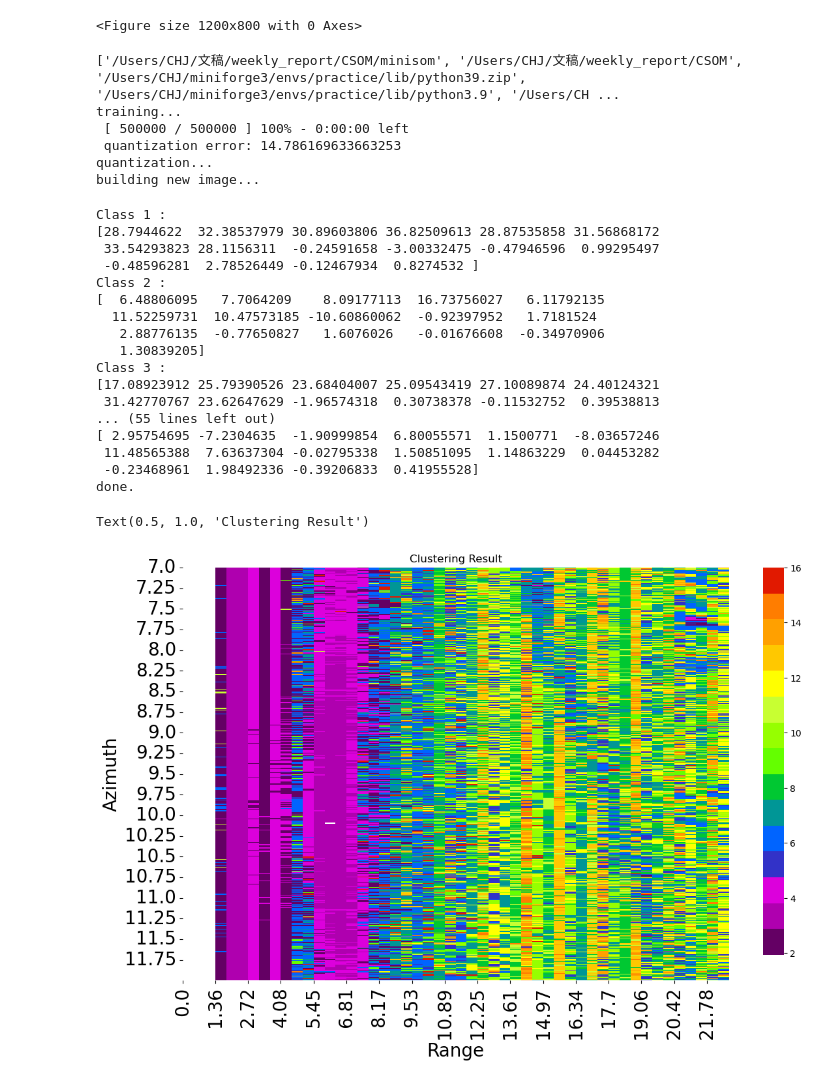
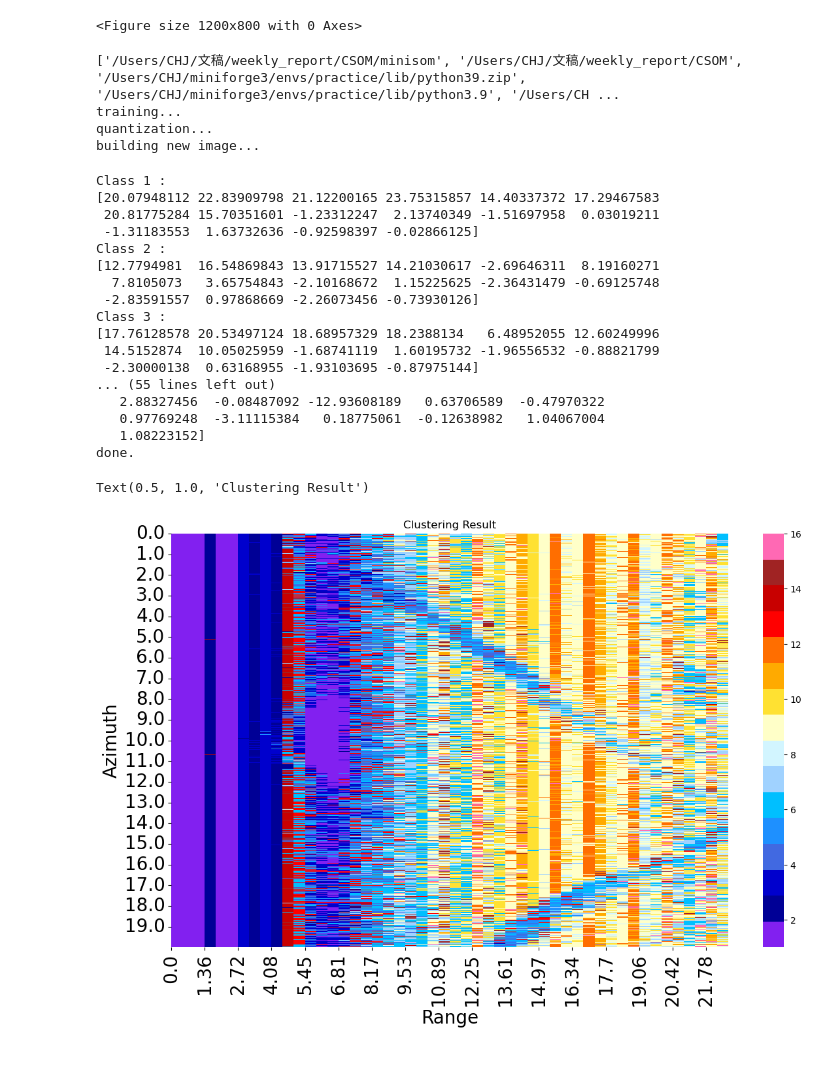
Before and after one commit to 944750720/CSOM, a Jupyter notebook: minisom_cluster_8ch_ring.ipynb, the cells around one changed output. Saved outputs shown, nothing was run; the diff lists cells and outputs as text; code cells hidden in the pictures.

```diff
--- a/minisom_cluster_8ch_ring.ipynb
+++ b/minisom_cluster_8ch_ring.ipynb
@@ -1,5 +1,5 @@
 # %%
-# import sys
+import sys
 # sys.path.append('/Users/CHJ/文稿/weekly_report/CSOM/minisom')
 # sys.path.append(r'/Users/CHJ/文稿/无人机sar/yamakawa/pi_data/SAR_program')
 
@@ -29,7 +29,8 @@ filename = "fft_data"
 fft_data = sa.read_fft_data(filename)
 data = sa.code_V_convert(fft_data)
 raw_data = sa.get_raw_data(data)
-index = [700, 1200, 0, 50]
+# index = [700, 1200, 0, 50]
+index = [0, 2000, 0, 50]
 az_s_index = index[0]
 az_e_index = index[1]
 az_len = az_e_index - az_s_index
@@ -52,7 +53,7 @@ plt.figure(figsize = (12,8))
 amp_phase = []
 for i in range(8):
     data = raw_data[i] #raw_data (8,2000,512)
-    amp_data = 20 * np.log10(np.abs(data[az_s_index:az_e_index, rg_s_index:rg_e_index]))
+    amp_data = 20 * np.log10(np.abs(data[az_s_index:az_e_index, rg_s_index:rg_e_index])) #（500，50
     phase_data = np.angle(data[az_s_index:az_e_index, rg_s_index:rg_e_index])
     amp_phase_i = np.stack((amp_data, phase_data),axis=-1)
     amp_phase.append(amp_phase_i)
@@ -104,11 +105,11 @@ import minisom_ring
 pixels = amp_phase_16_column
 # SOM initialization and training
 print('training...')
-som = minisom_ring.MiniSom_ring(16, 16, sigma=2.,
-              learning_rate=0.92, neighborhood_function='bubble')  # 16x16 = 256 final colors
+som = minisom_ring.MiniSom_ring(16, 16, sigma=3.,
+              learning_rate=0.9, neighborhood_function='bubble')  # 16x16 = 256 final colors
 som.random_weights_init(pixels)
 starting_weights = som.get_weights().copy()  # Saving the starting weights
-som.train_ring(pixels, 20, random_order=True, verbose=True, use_epochs=True)
+som.train_ring(pixels, 5, random_order=True, verbose=False, use_epochs=True)
 
 print('quantization...')
 qnt = som.quantization(pixels)  # Quantize each pixels of the image
@@ -194,47 +195,45 @@ print('done.')
 
 all_font = 20
 plt.figure(figsize=(12, 8))
 # my_cmap = cmaps.precip2_15lev
 # my_cmap.set_under('w')
-sns.heatmap(class_labels, cmap=cmaps.precip2_15lev)
+sns.heatmap(class_labels, cmap=cmaps.amwg_blueyellowred)
 name = ["", "range [m]", "azimuth [s]"]
 dx = d_tau * light_speed / 2 / 2
 dy = 0.01
 x_step = int(rg_len / 25) + 1
 y_step = int(az_len / 20)
 plt.xticks(np.arange(0, rg_e_index - rg_s_index, step = x_step), np.round(np.arange(rg_s_index * dx, rg_e_index * dx, step = dx * x_step), 2), fontsize = all_font, rotation = 90)
 plt.yticks(np.arange(0, az_e_index - az_s_index, step = y_step), np.round(np.arange(az_s_index * dy, az_e_index * dy, step = dy * y_step), 2), fontsize = all_font)
 plt.title(name[0])
 plt.xlabel(name[1], fontsize = all_font)
 plt.ylabel(name[2], fontsize = all_font)
 plt.tight_layout()
 plt.xlabel("Range")
 plt.ylabel("Azimuth")
 plt.title("Clustering Result")
 # %% [output]
 ['/Users/CHJ/文稿/weekly_report/CSOM/minisom', '/Users/CHJ/文稿/weekly_report/CSOM', '/Users/CHJ/miniforge3/envs/practice/lib/python39.zip', '/Users/CHJ/miniforge3/envs/practice/lib/python3.9', '/Users/CH ...
 training...
- [ 500000 / 500000 ] 100% - 0:00:00 left
- quantization error: 14.786169633663253
 quantization...
 building new image...
 Class 1 :
-[28.7944622  32.38537979 30.89603806 36.82509613 28.87535858 31.56868172
- 33.54293823 28.1156311  -0.24591658 -3.00332475 -0.47946596  0.99295497
- -0.48596281  2.78526449 -0.12467934  0.8274532 ]
+[20.07948112 22.83909798 21.12200165 23.75315857 14.40337372 17.29467583
+ 20.81775284 15.70351601 -1.23312247  2.13740349 -1.51697958  0.03019211
+ -1.31183553  1.63732636 -0.92598397 -0.02866125]
 Class 2 :
-[  6.48806095   7.7064209    8.09177113  16.73756027   6.11792135
-  11.52259731  10.47573185 -10.60860062  -0.92397952   1.7181524
-   2.88776135  -0.77650827   1.6076026   -0.01676608  -0.34970906
-   1.30839205]
+[12.7794981  16.54869843 13.91715527 14.21030617 -2.69646311  8.19160271
+  7.8105073   3.65754843 -2.10168672  1.15225625 -2.36431479 -0.69125748
+ -2.83591557  0.97868669 -2.26073456 -0.73930126]
 Class 3 :
-[17.08923912 25.79390526 23.68404007 25.09543419 27.10089874 24.40124321
- 31.42770767 23.62647629 -1.96574318  0.30738378 -0.11532752  0.39538813
+[17.76128578 20.53497124 18.68957329 18.2388134   6.48952055 12.60249996
+ 14.5152874  10.05025959 -1.68741119  1.60195732 -1.96556532 -0.88821799
+ -2.30000138  0.63168955 -1.93103695 -0.87975144]
 ... (55 lines left out)
-[ 2.95754695 -7.2304635  -1.90999854  6.80055571  1.1500771  -8.03657246
- 11.48565388  7.63637304 -0.02795338  1.50851095  1.14863229  0.04453282
- -0.23468961  1.98492336 -0.39206833  0.41955528]
+   2.88327456  -0.08487092 -12.93608189   0.63706589  -0.47970322
+   0.97769248  -3.11115384   0.18775061  -0.12638982   1.04067004
+   1.08223152]
 done.
 Text(0.5, 1.0, 'Clustering Result')
-[figure, old version]
+[figure, new version]
 # %%
```
Also changed, not shown: parts of 2 cells of this notebook, 3 other files.
